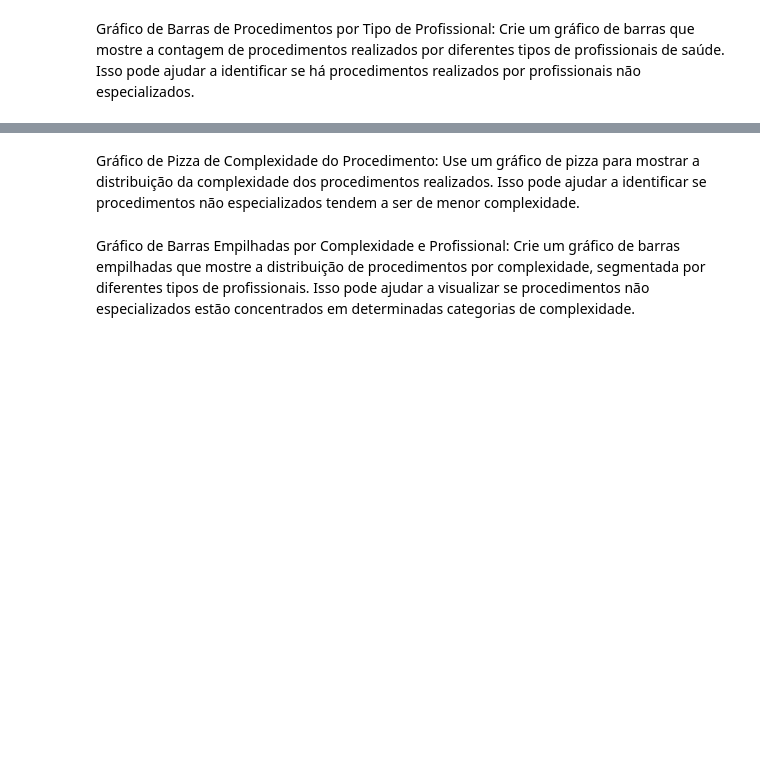
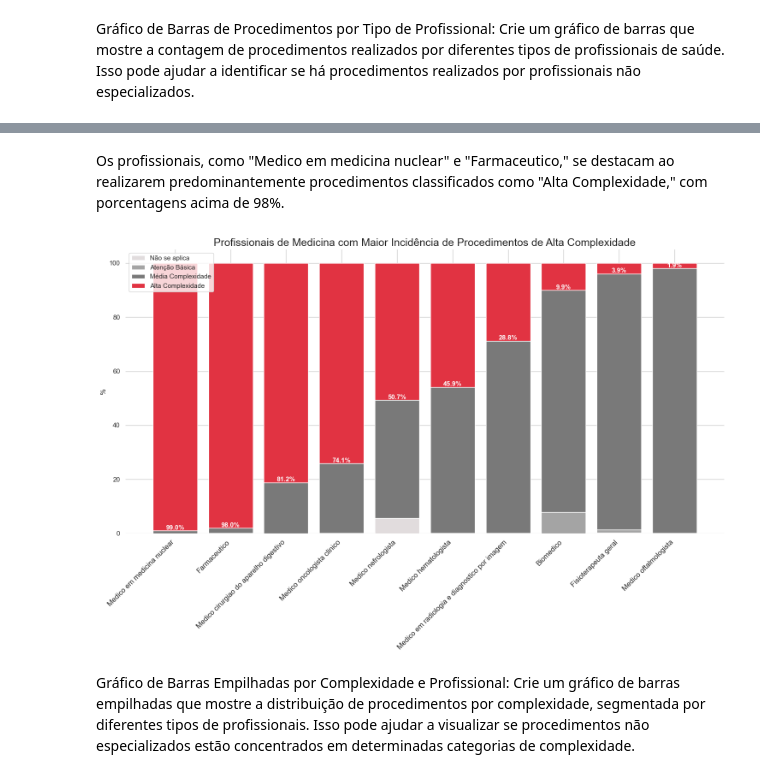
Before and after one commit to Vinicius-Luiz/etl_data_analisys_sia_python, a Jupyter notebook: 004_Data_Analysis.ipynb, the cells around one changed output, grey strips where cells are left out. Drawn from its saved outputs; the diff is of its cells as text; code cells hidden in the pictures; blank space fills up the shorter version.

Commit message:
Adicionar gráficos Desafio 1

```diff
--- a/004_Data_Analysis.ipynb
+++ b/004_Data_Analysis.ipynb
@@ -113,2 +120,2 @@ plt.show()
-# %% [markdown]
-Gráfico de Pizza de Complexidade do Procedimento: Use um gráfico de pizza para mostrar a distribuição da complexidade dos procedimentos realizados. Isso pode ajudar a identificar se procedimentos não especializados tendem a ser de menor complexidade.
+# %% [markdown]
+Os profissionais, como "Medico em medicina nuclear" e "Farmaceutico," se destacam ao realizarem predominantemente procedimentos classificados como "Alta Complexidade," com porcentagens acima de 98%.
@@ -115,3 +171,45 @@ Gráfico de Pizza de Complexidade do Procedimento: Use um gráfico de pizza para
+# %%
+colors = ['#e1dcdd', '#a4a4a4', '#797979', '#e13342']
+
+df_102 = spark.sql(SQL_102).toPandas()
+
+plt.figure(figsize=(15, 10))
+
+sns.set_style("whitegrid", {
+    'axes.spines.bottom': False, 'axes.spines.left': False,
+    'axes.spines.right': False, 'axes.spines.top': False
+})
+
+plt.bar(df_102["DS_PA_CBOCOD"], df_102["PERC_NIVPL_0"],
+        color=colors[0], label="Não se aplica")
+
+plt.bar(df_102["DS_PA_CBOCOD"], df_102["PERC_NIVPL_1"],
+        bottom=df_102["PERC_NIVPL_0"],
+        color=colors[1], label="Atenção Básica")
+
+plt.bar(df_102["DS_PA_CBOCOD"], df_102["PERC_NIVPL_2"],
+        bottom=df_102["PERC_NIVPL_0"] + df_102["PERC_NIVPL_1"],
+        color=colors[2], label="Média Complexidade")
+
+plt.bar(df_102["DS_PA_CBOCOD"], df_102["PERC_NIVPL_3"],
+        bottom=df_102["PERC_NIVPL_0"] + df_102["PERC_NIVPL_1"] + df_102["PERC_NIVPL_2"],
+        color=colors[3], label="Alta Complexidade")
+
+# Use a função text para adicionar os percentuais de Alta Complexidade
+for i, perc in enumerate(df_102["PERC_NIVPL_3"]):
+    plt.text(i, df_102["PERC_NIVPL_0"][i] + df_102["PERC_NIVPL_1"][i] + df_102["PERC_NIVPL_2"][i] + 1, f"{perc:.1f}%"
+             , ha='center', va="center", fontsize=11, fontweight="bold", color="white")
+
+plt.ylabel("%")
+plt.title("Profissionais de Medicina com Maior Incidência de Procedimentos de Alta Complexidade", fontsize=18)
+plt.xticks(range(len(df_102["DS_PA_CBOCOD"])), df_102["DS_PA_CBOCOD"], rotation=45, ha="right", fontsize=12)
+plt.legend()
+
+plt.tight_layout()
+
+plt.show()
+# %% [output]
+[figure, added]
 # %% [markdown]
 Gráfico de Barras Empilhadas por Complexidade e Profissional: Crie um gráfico de barras empilhadas que mostre a distribuição de procedimentos por complexidade, segmentada por diferentes tipos de profissionais. Isso pode ajudar a visualizar se procedimentos não especializados estão concentrados em determinadas categorias de complexidade.
 # %% [markdown]
```
Also changed, not shown: parts of 5 cells of this notebook.
